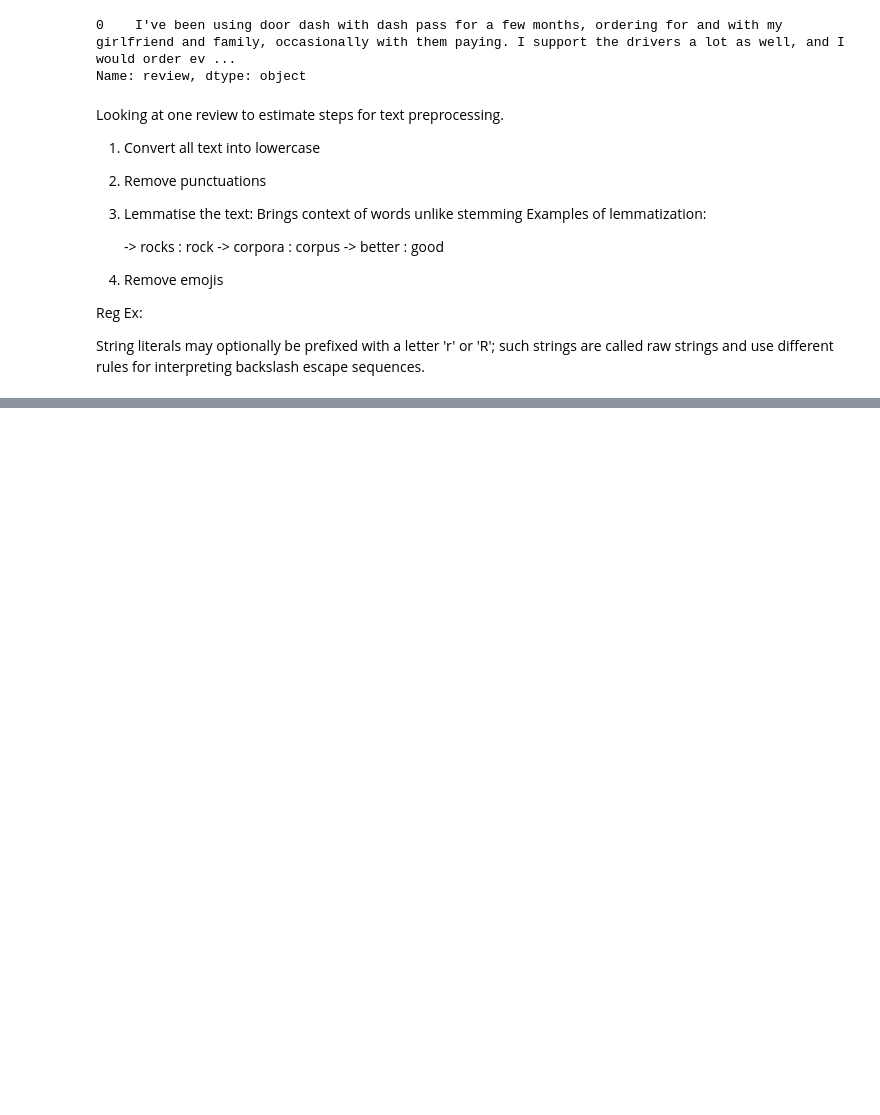
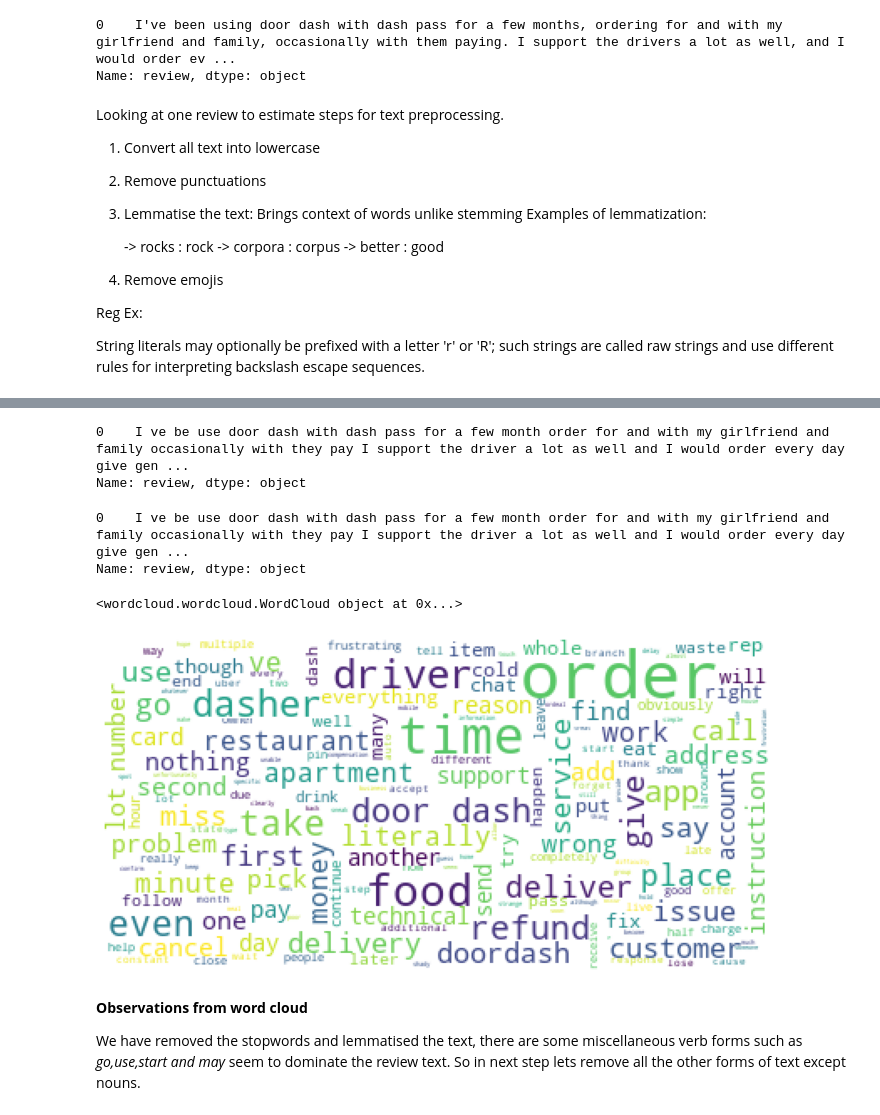
Before and after one commit to neel-machine/LDA_Topic_Modelling, a Jupyter notebook: topic_fresh.ipynb, the cells around one changed output, grey strips where cells are left out. Saved outputs shown, nothing was run; the diff lists cells and outputs as text; code cells hidden in the pictures; blank space fills up the shorter version.

```diff
--- a/topic_fresh.ipynb
+++ b/topic_fresh.ipynb
@@ -77,0 +78,2 @@ sampleTEXTforcleaning
+# %%
+df.review = df.review.apply(clean_text)
@@ -77,0 +91,54 @@ sampleTEXTforcleaning
+# %%
+nlp = spacy.load('en_core_web_sm',disable=['ner','parser'])
+# %%
+sentence = "The striped bats are hanging on their feet for best"
+def spacy_lemma(review):
+  doc = nlp(review)
+  txt = " ".join([token.lemma_ for token in doc])
+  return txt
+# %%
+df.review = df.review.apply(spacy_lemma)
+# %%
+df.review[:1]
+# %% [output]
+0    I ve be use door dash with dash pass for a few month order for and with my girlfriend and family occasionally with they pay I support the driver a lot as well and I would order every day give gen ...
+Name: review, dtype: object
+# %%
+df.review[:1]
+# %% [output]
+0    I ve be use door dash with dash pass for a few month order for and with my girlfriend and family occasionally with they pay I support the driver a lot as well and I would order every day give gen ...
+Name: review, dtype: object
+# %%
+import matplotlib as mpl
+import matplotlib.pyplot as plt
+%matplotlib inline
+
+from subprocess import check_output
+from wordcloud import WordCloud, STOPWORDS
+
+mpl.rcParams['figure.figsize']=(12.0,12.0)
+mpl.rcParams['font.size']=12
+mpl.rcParams['savefig.dpi']=100
+mpl.rcParams['figure.subplot.bottom']=.1
+stopwords = set(STOPWORDS)
+
+wordcloud = WordCloud(
+                          background_color='white',
+                          stopwords=stopwords,
+                          max_words=1000,
+                          max_font_size=40,
+                          random_state=42
+                         ).generate(str(df.review))
+
+print(wordcloud)
+fig = plt.figure(1)
+plt.imshow(wordcloud)
+plt.axis('off')
+plt.show();
+# %% [output]
+<wordcloud.wordcloud.WordCloud object at 0x...>
+[figure, added]
+# %% [markdown]
+**Observations from word cloud**
+
+We have removed the stopwords and lemmatised the text, there are some miscellaneous verb forms such as *go,use,start and may* seem to dominate the review text. So in next step lets remove all the other forms of text except nouns.
```
Also changed, not shown: parts of 19 cells of this notebook.
